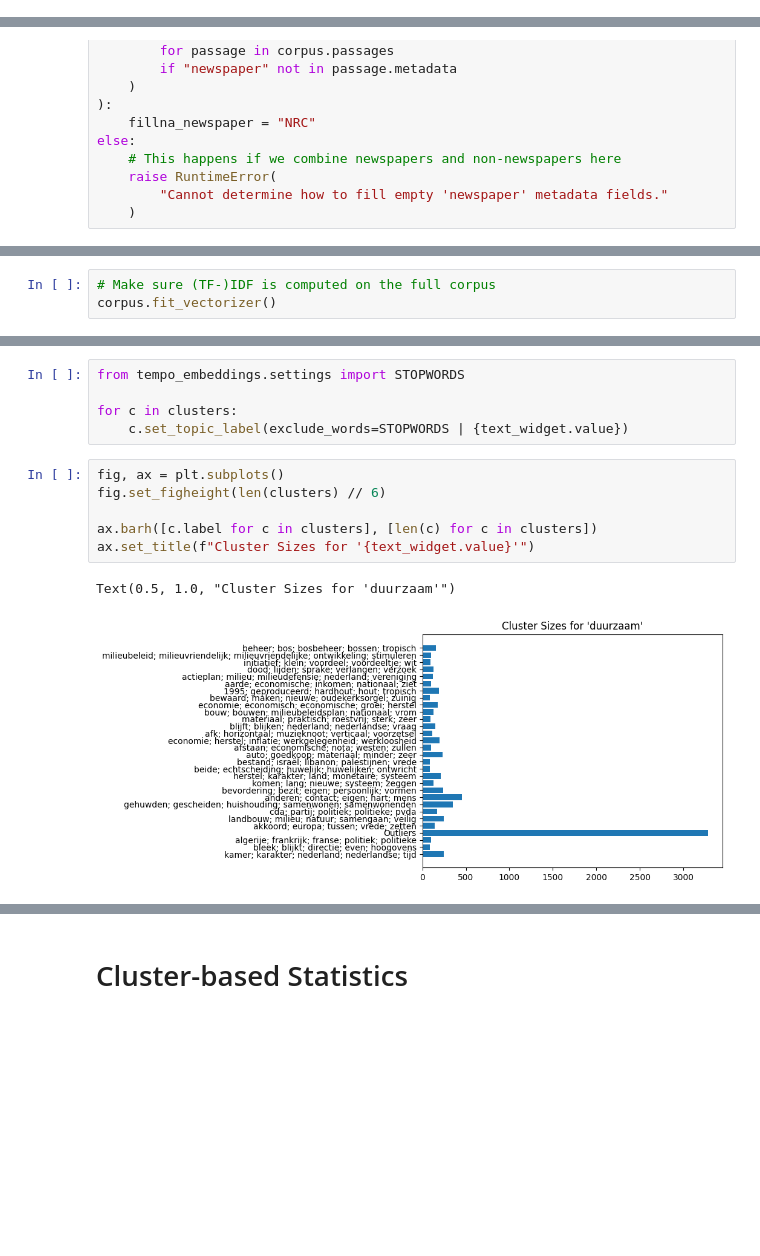
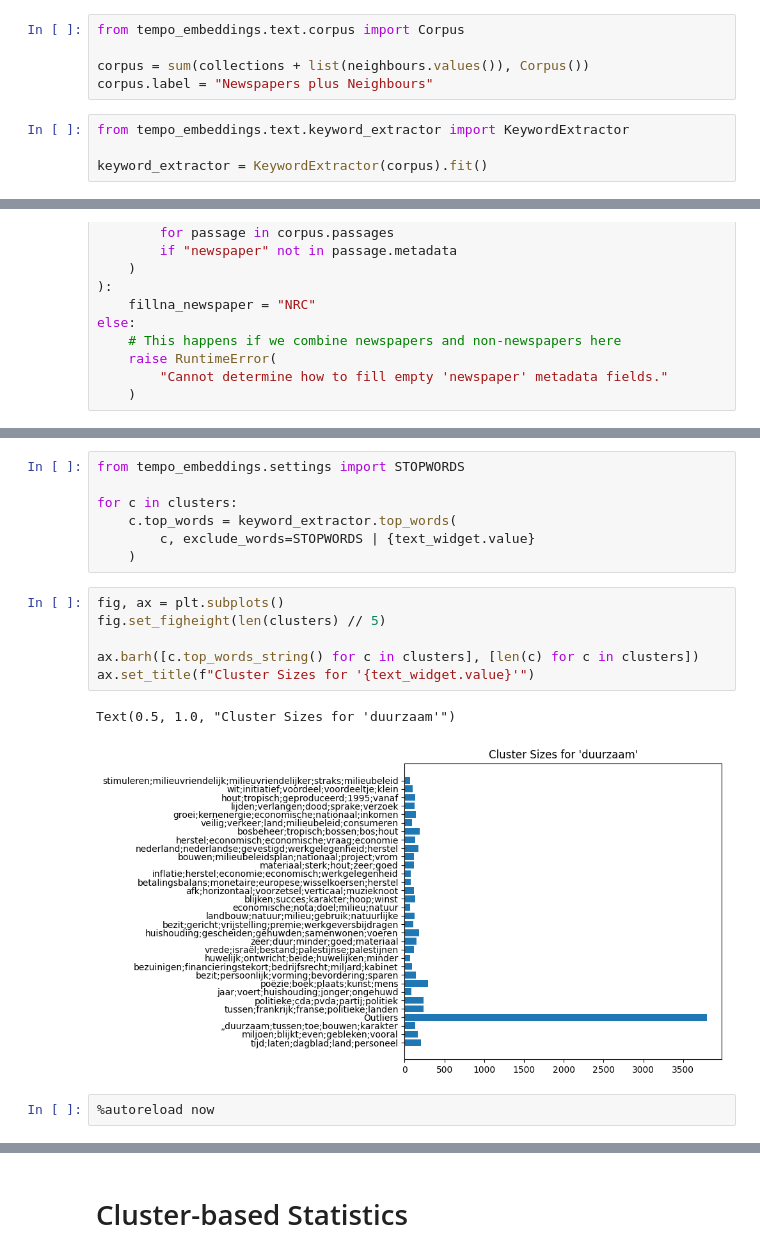
Before and after one commit to Semantics-of-Sustainability/tempo-embeddings, a Jupyter notebook: notebooks/term_frequency.ipynb, the cells around one changed output, grey strips where cells are left out. Saved outputs shown, nothing was run; the diff lists cells and outputs as text; blank space fills up the shorter version.

```diff
--- a/notebooks/term_frequency.ipynb
+++ b/notebooks/term_frequency.ipynb
@@ -273,2 +276,11 @@ AlgemeenDagblad: duurzaam       1018    47
+# %%
+from tempo_embeddings.text.corpus import Corpus
+
+corpus = sum(collections + list(neighbours.values()), Corpus())
+corpus.label = "Newspapers plus Neighbours"
+# %%
+from tempo_embeddings.text.keyword_extractor import KeywordExtractor
+
+keyword_extractor = KeywordExtractor(corpus).fit()
 # %% [markdown]
 ## Cluster Corpus
@@ -305,6 +311,3 @@ array([[ 9.63697147,  4.04425621],
-# %%
-# Make sure (TF-)IDF is computed on the full corpus
-corpus.fit_vectorizer()
 # %%
 clusters = list(
     corpus.cluster(
@@ -323,16 +326,20 @@ WARNING:root:Clustering with {'min_cluster_size': 20, 'cluster_selection_method'
 from tempo_embeddings.settings import STOPWORDS
 
 for c in clusters:
-    c.set_topic_label(exclude_words=STOPWORDS | {text_widget.value})
+    c.top_words = keyword_extractor.top_words(
+        c, exclude_words=STOPWORDS | {text_widget.value}
+    )
 # %%
 fig, ax = plt.subplots()
-fig.set_figheight(len(clusters) // 6)
+fig.set_figheight(len(clusters) // 5)
 
-ax.barh([c.label for c in clusters], [len(c) for c in clusters])
+ax.barh([c.top_words_string() for c in clusters], [len(c) for c in clusters])
 ax.set_title(f"Cluster Sizes for '{text_widget.value}'")
 # %% [output]
 Text(0.5, 1.0, "Cluster Sizes for 'duurzaam'")
-[figure, old version]
+[figure, new version]
+# %%
+%autoreload now
 # %%
 import os
 
```
Also changed, not shown: parts of 23 cells of this notebook.
